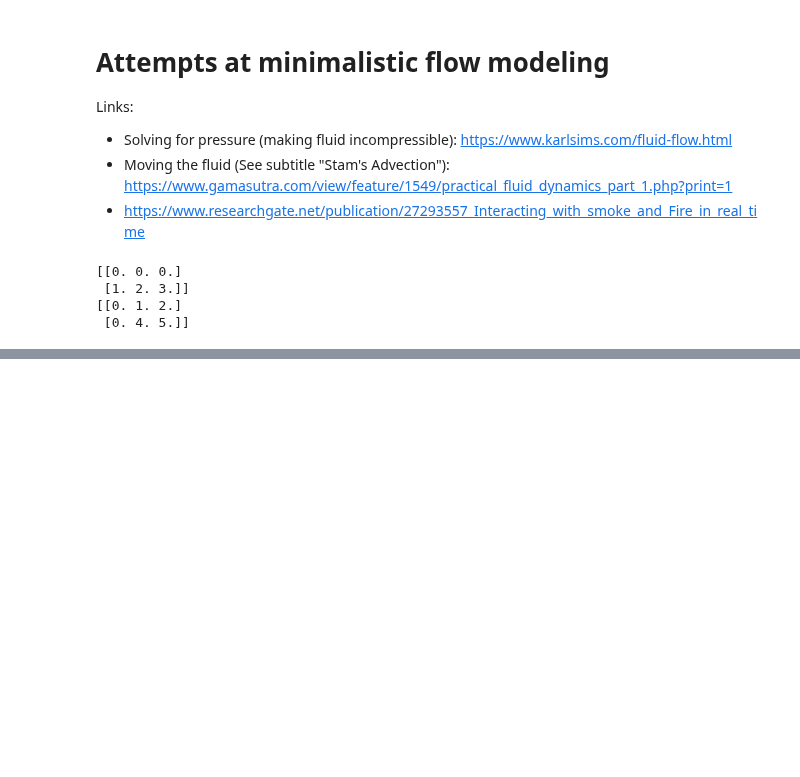
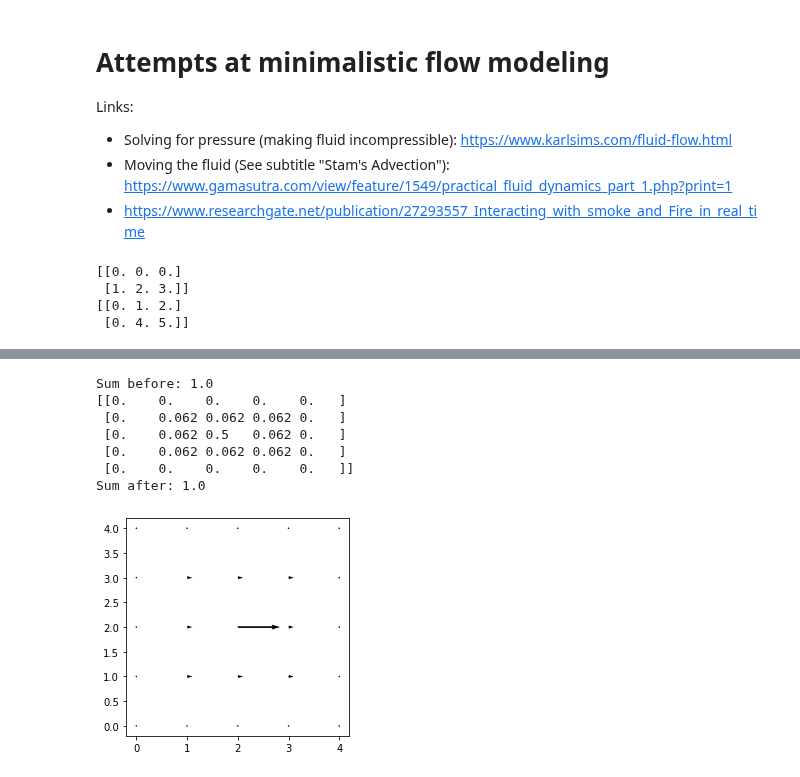
Before and after one commit to khakhalin/Sketches, a Jupyter notebook: dynamic_systems/fluid.ipynb, the cells around one changed output, grey strips where cells are left out. Saved outputs shown, nothing was run; the diff lists cells and outputs as text; code cells hidden in the pictures; blank space fills up the shorter version.

```diff
--- a/dynamic_systems/fluid.ipynb
+++ b/dynamic_systems/fluid.ipynb
@@ -52,0 +140,29 @@ print(sig.convolve2d(a, b, mode='same'))
+# %%
+# Viscosity
+def viscosity(vx, vy, beta=0.01):
+    """Just a blurring mask, essentially"""
+    #viskmask = [[1,2,1],[2,-12,2],[1,2,1]]
+    viskmask = np.array([[1,1,1],[1,-8,1],[1,1,1]])/8
+    return (vx + beta*sig.convolve2d(vx, viskmask, mode='same'),
+            vy + beta*sig.convolve2d(vy, viskmask, mode='same'))
+
+vx = np.zeros((5,5))
+vx[2,2] = 1
+vy = np.zeros((5,5))
+print('Sum before:',np.sum(vx)) # If velocity works right, it should mostly smoothen movement, not change the amount of it
+                                # (although at some point immovable edges will start to still everything)
+vx,vy = viscosity(vx, vy, beta=0.5)
+plt.figure(figsize=(4,4))
+plt.quiver(*np.meshgrid(range(5), range(5)), vx, vy, units='x', scale=0.6);
+with np.printoptions(precision=3, suppress=True):
+    print(vx)
+print('Sum after:', np.sum(vx))
+# %% [output]
+Sum before: 1.0
+[[0.    0.    0.    0.    0.   ]
+ [0.    0.062 0.062 0.062 0.   ]
+ [0.    0.062 0.5   0.062 0.   ]
+ [0.    0.062 0.062 0.062 0.   ]
+ [0.    0.    0.    0.    0.   ]]
+Sum after: 1.0
+[figure, added]
```
Also changed, not shown: parts of 12 cells of this notebook.
